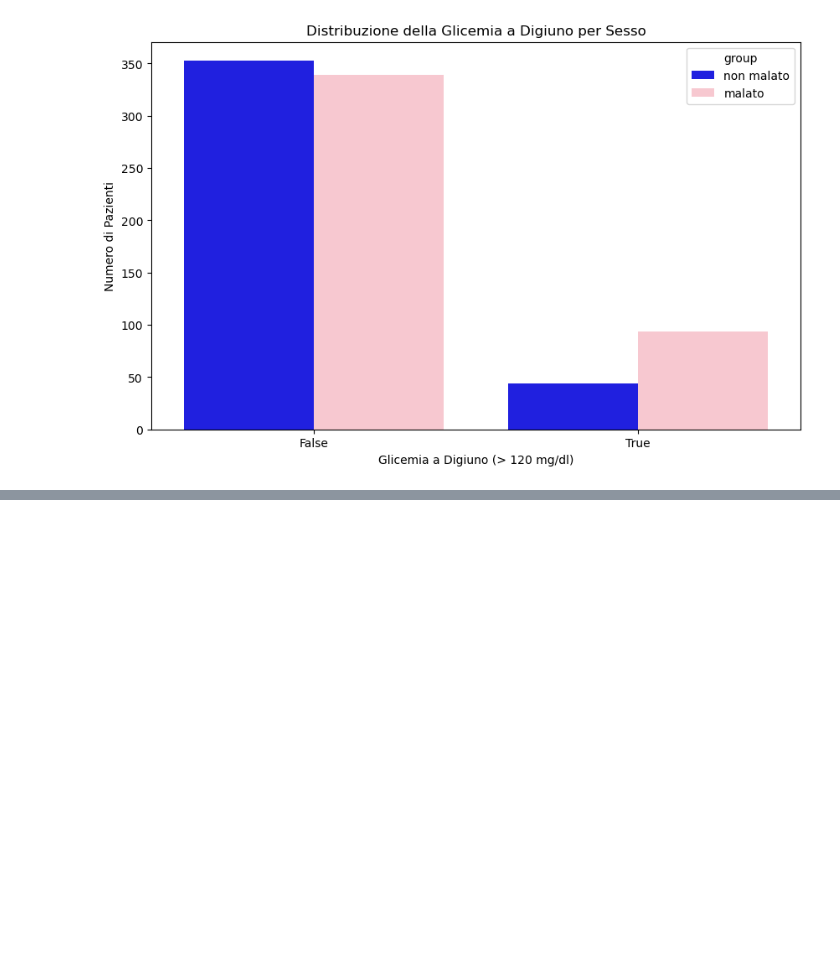
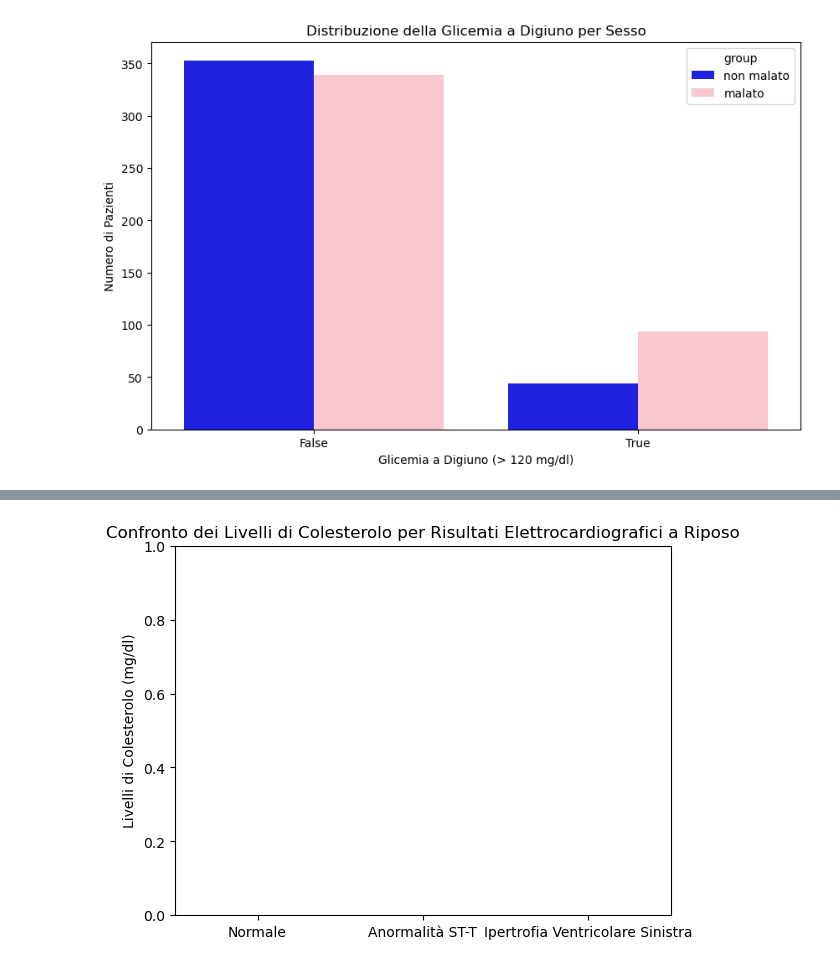
Before and after one commit to mattiaise/scientific-visualization, a Jupyter notebook: maxHeart_copia.ipynb, the cells around one changed output, grey strips where cells are left out. Saved outputs shown, nothing was run; the diff lists cells and outputs as text; code cells hidden in the pictures; blank space fills up the shorter version.

```diff
--- a/maxHeart_copia.ipynb
+++ b/maxHeart_copia.ipynb
@@ -220,0 +248,27 @@ plt.show()
+# %%
+import pandas as pd
+import seaborn as sns
+import matplotlib.pyplot as plt
+
+# Supponiamo che il DataFrame df sia già caricato con i dati pertinenti.
+# Esempio di caricamento del dataset (se necessario)
+# df = pd.read_csv('path_to_dataset.csv')
+
+# Creiamo un box plot per confrontare i livelli di colesterolo per i risultati elettrocardiografici a riposo
+group_count = df.value_counts(df['group'])
+box_plot = sns.boxplot(x = df['restecg'], y= group_count, palette='Set2')
+
+# Impostiamo le etichette degli assi
+box_plot.set_xlabel("")
+box_plot.set_ylabel("Livelli di Colesterolo (mg/dl)")
+
+# Impostiamo il titolo del grafico
+box_plot.set_title("Confronto dei Livelli di Colesterolo per Risultati Elettrocardiografici a Riposo")
+
+# Impostiamo le etichette per i risultati elettrocardiografici a riposo
+box_plot.set_xticklabels(['Normale', 'Anormalità ST-T', 'Ipertrofia Ventricolare Sinistra'])
+
+# Mostriamo il grafico
+plt.show()
+# %% [output]
+[figure, added]
```
Also changed, not shown: parts of 2 cells of this notebook, 1 other file.
